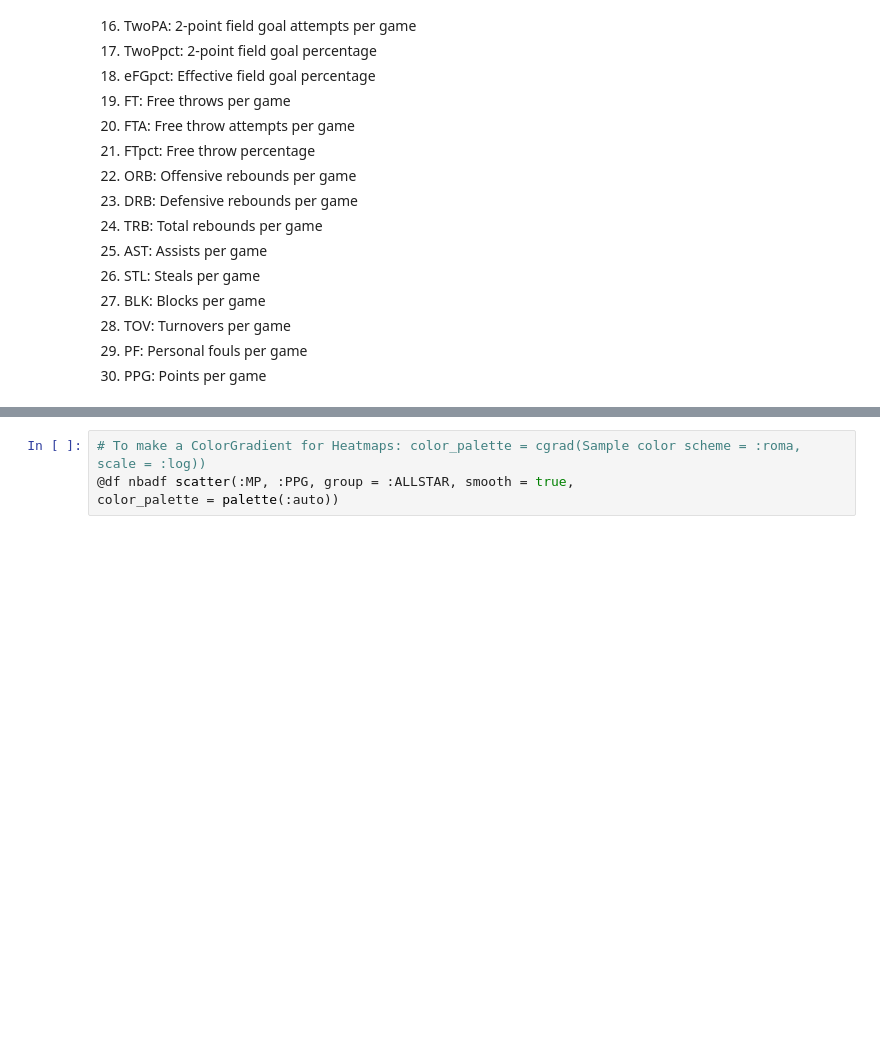
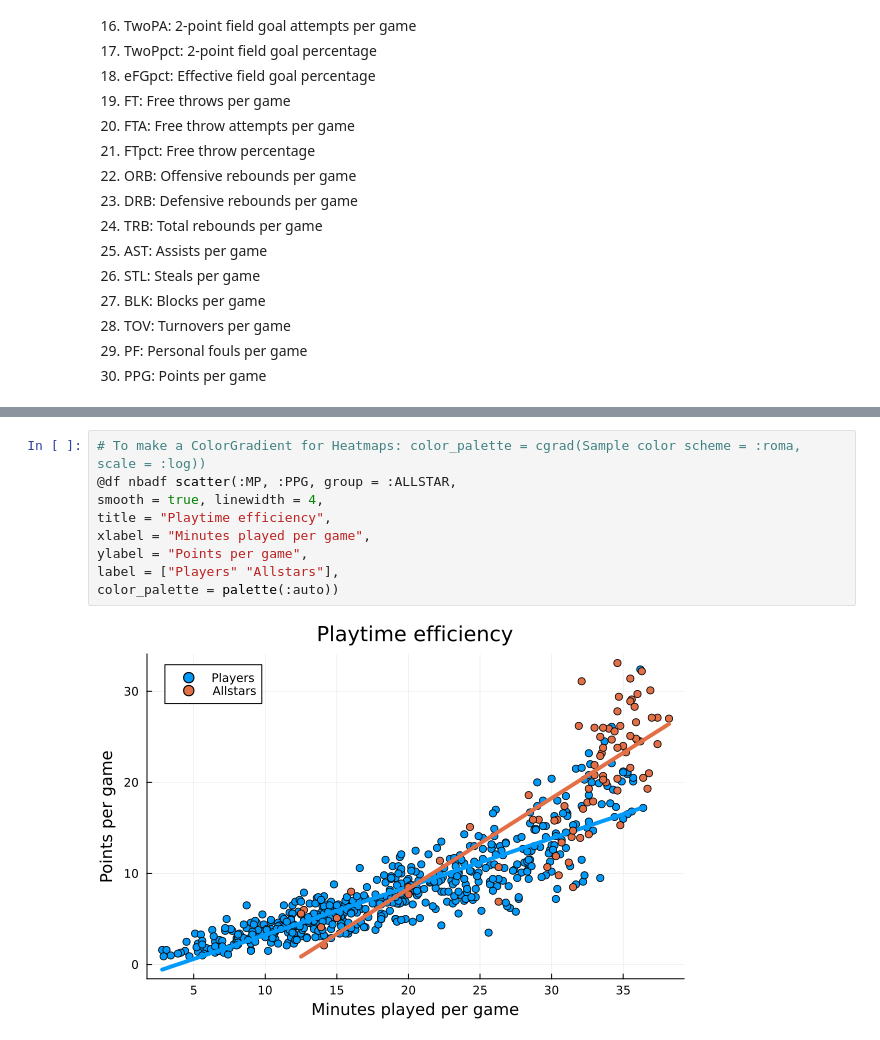
Before and after one commit to MatthewBarclay99/STAT206_Final_Project, a Jupyter notebook: Final Project.ipynb, the cells around one changed output, grey strips where cells are left out. Saved outputs shown, nothing was run; the diff lists cells and outputs as text; blank space fills up the shorter version.

Commit message:
Fixed graph

```diff
--- a/Final Project.ipynb
+++ b/Final Project.ipynb
@@ -75,6 +124,13 @@ unique(first.(nbadf.Pos,2))
 # %%
 # To make a ColorGradient for Heatmaps: color_palette = cgrad(Sample color scheme = :roma, scale = :log))
-@df nbadf scatter(:MP, :PPG, group = :ALLSTAR, smooth = true,
+@df nbadf scatter(:MP, :PPG, group = :ALLSTAR,
+smooth = true, linewidth = 4,
+title = "Playtime efficiency",
+xlabel = "Minutes played per game",
+ylabel = "Points per game",
+label = ["Players" "Allstars"],
 color_palette = palette(:auto))
+# %% [output]
+[figure, added]
 # %%
 histogram(nbadf.Age)
```
Also changed, not shown: parts of 6 cells of this notebook.
